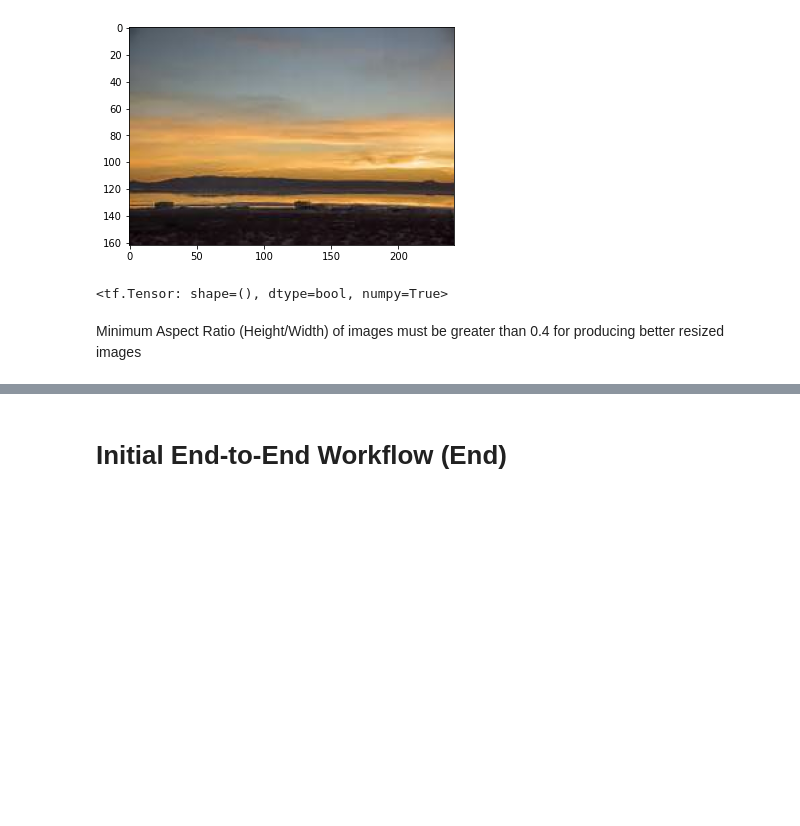
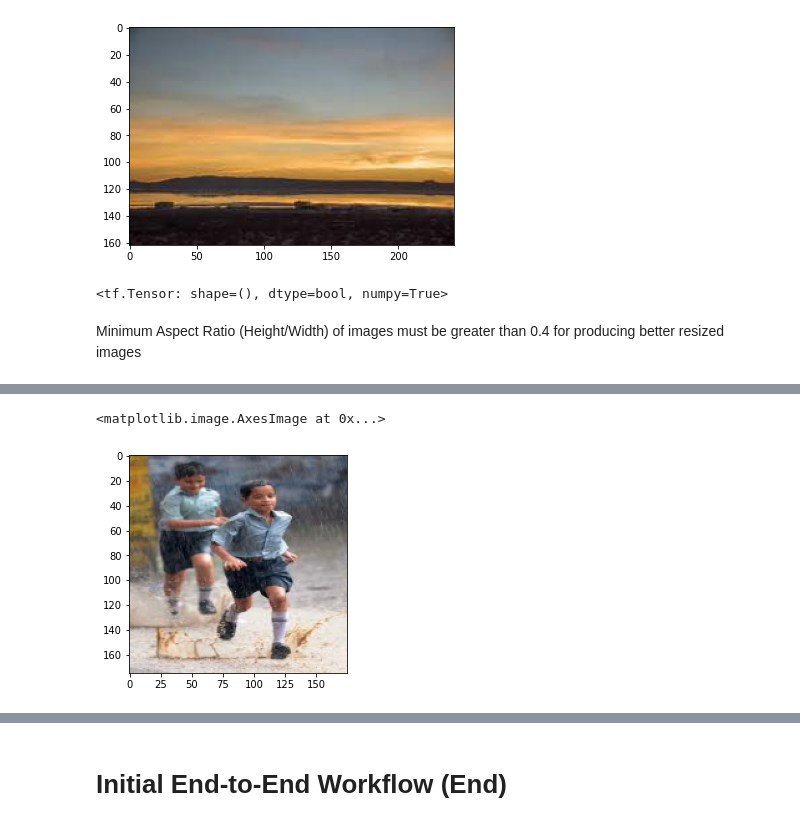
Before and after one commit to Sathwick-Reddy-M/weather-classification-fcn, a Jupyter notebook: weather-classification.ipynb, the cells around one changed output, grey strips where cells are left out. Saved outputs shown, nothing was run; the diff lists cells and outputs as text; code cells hidden in the pictures; blank space fills up the shorter version.

```diff
--- a/weather-classification.ipynb
+++ b/weather-classification.ipynb
@@ -152,3 +155,8 @@ TensorShape([360, 648, 3])
+# %%
+plt.imshow(tf.image.resize(sample_inst[0], [175, 175]))
+# %% [output]
+<matplotlib.image.AxesImage at 0x...>
+[figure, added]
 # %%
 plt.imshow(tf.image.resize(sample_inst[0], [256, 256], preserve_aspect_ratio=True))
 # %% [output]
```
Also changed, not shown: parts of 13 cells of this notebook.
